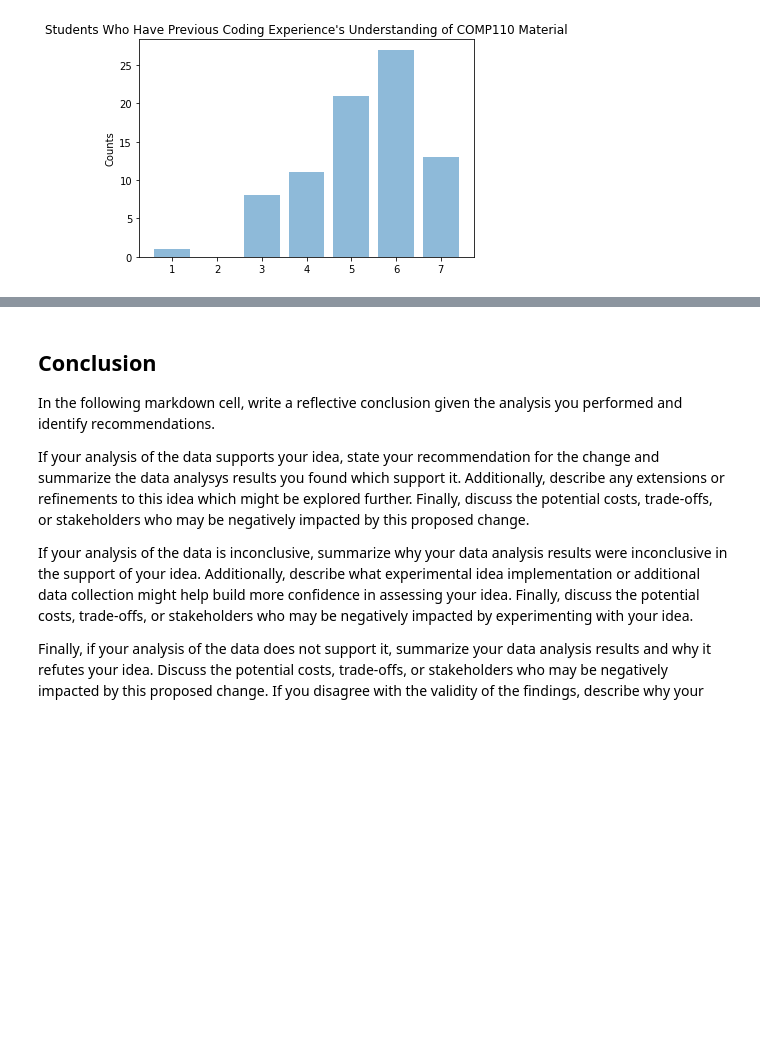
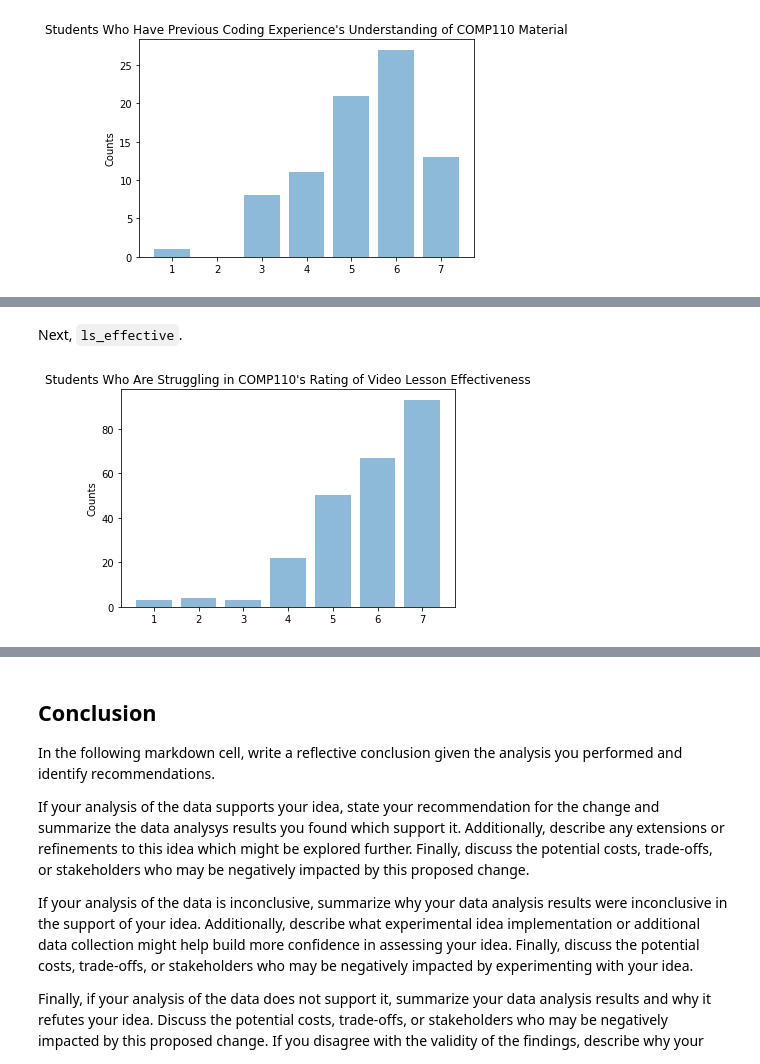
Before and after one commit to mnk48/comp110-22s-workspace, a Jupyter notebook: exercises/ex08/analysis.ipynb, the cells around one changed output, grey strips where cells are left out. Drawn from its saved outputs; the diff is of its cells as text; code cells hidden in the pictures; blank space fills up the shorter version.

```diff
--- a/exercises/ex08/analysis.ipynb
+++ b/exercises/ex08/analysis.ipynb
@@ -314,0 +339,15 @@ KeyError: 'oh_effective'
+# %% [markdown]
+Next, `ls_effective`.
+# %%
+labels = ['1', '2', '3', '4', '5', '6', '7']
+y_pos = [0, 1, 2, 3, 4, 5, 6]
+counts = [3, 4, 3, 22, 50, 67, 93]
+
+plt.bar(y_pos, counts, align='center', alpha=0.5)
+plt.xticks(y_pos, labels)
+plt.ylabel('Counts')
+plt.title("Students Who Are Struggling in COMP110's Rating of Video Lesson Effectiveness")
+
+plt.show()
+# %% [output]
+[figure, added]
```
Also changed, not shown: parts of 6 cells of this notebook, 1 other file.
